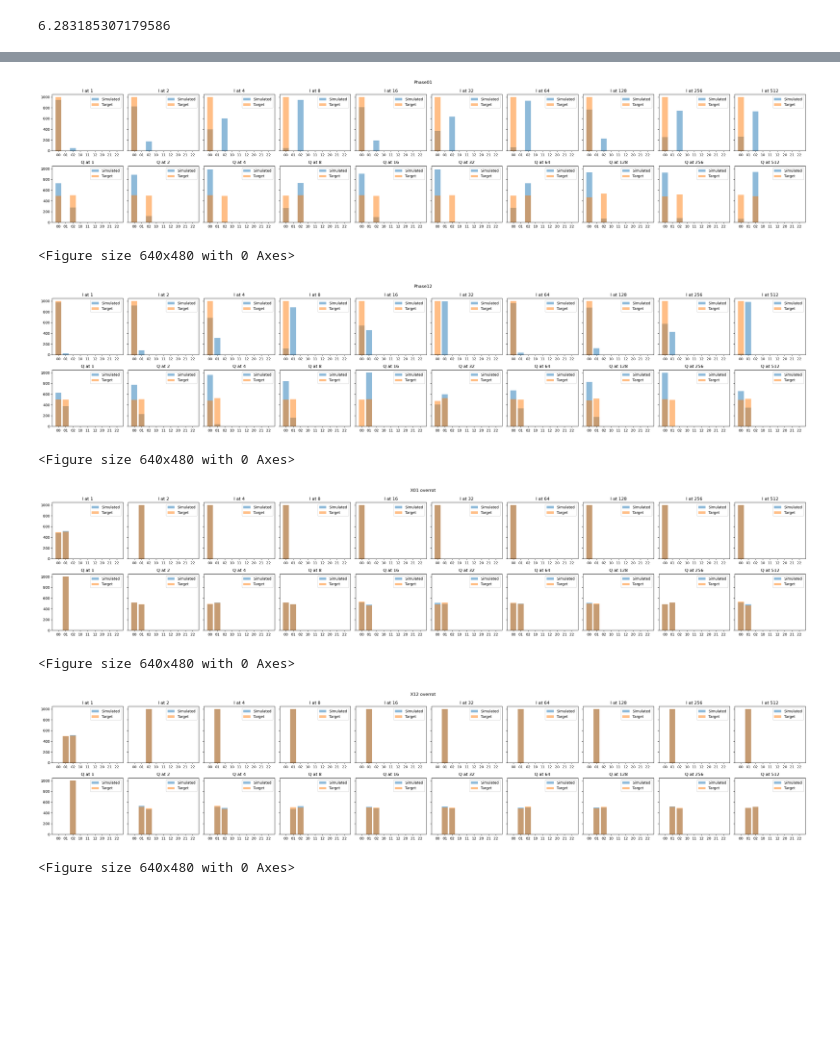
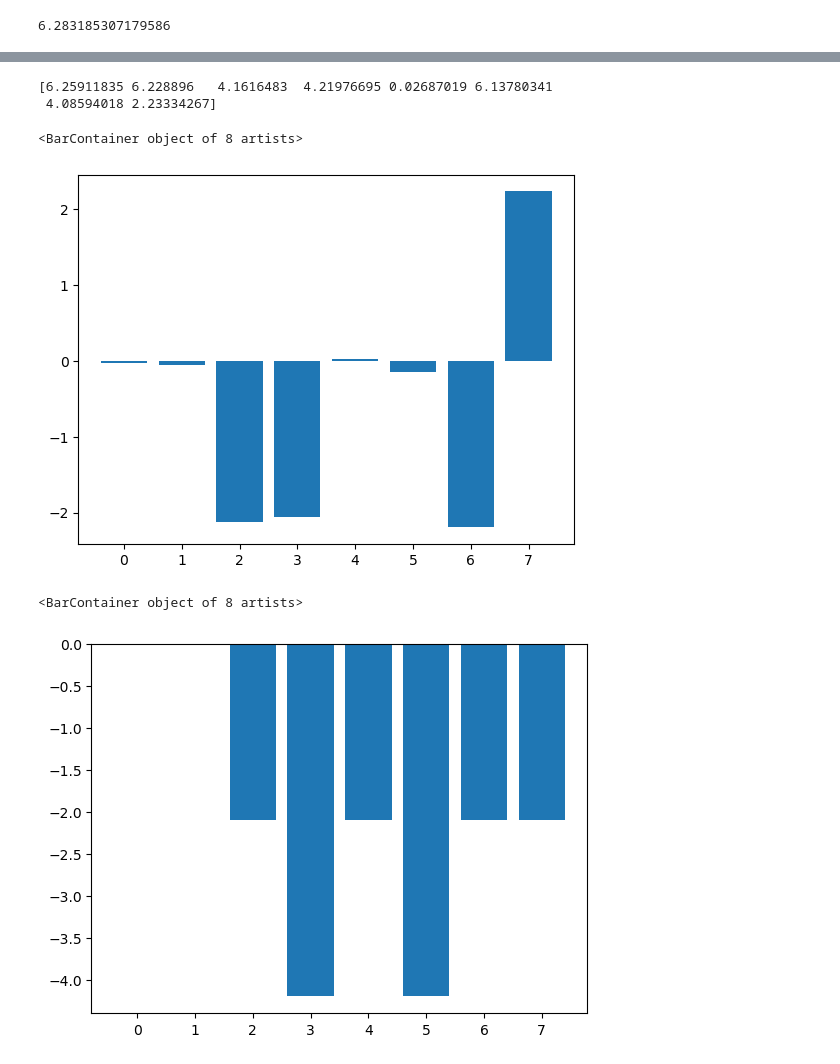
Before and after one commit to jpmarceaux/QutritRPE, a Jupyter notebook: qutrit_rpe.ipynb, the cells around one changed output, grey strips where cells are left out. Drawn from its saved outputs; the diff is of its cells as text; code cells hidden in the pictures; blank space fills up the shorter version.

```diff
--- a/qutrit_rpe.ipynb
+++ b/qutrit_rpe.ipynb
@@ -53,7 +14,5 @@ array([[ 1.-2.4492936e-16j,  0.+0.0000000e+00j,  0.+0.0000000e+00j],
 qids = ['Q0', 'Q1']
 depol_rates = [0.00, 0.0] # 1 and 2 qubit depolarizing rates
-# %%
-xvec = np.array([0.4, .15, 0, .1] +[0.012, .15, 0.3, .1] + [0]*8)
 # %%
 parse_error_vector(xvec, qids)
 # %% [output]
@@ -121,0 +122,6 @@ estimator.param_estimates
+# %%
+depths = [2**i for i in range(6)]
+edesign2 = RPEDesign2QT(depths, qids)
+# %%
+ds2_model = pygsti.data.simulate_data(noise_model, edesign2.circ_list, num_samples=1000)
+ds2_target = pygsti.data.simulate_data(target_model, edesign2.circ_list, num_samples=1000)
@@ -122 +208,3 @@ estimator.param_estimates
+# %%
+estimator2 = RPEEstimator2QT(ds2_model, edesign2, germ_quadrature_labels_2QT)
 # %%
@@ -132,11 +221,23 @@ edesign.make_phase01_cos_circuits([0, 1, 2], 'Q0', qids)
-# %%
-estimator.plot_all_outcomes(ds_target)
-# %% [output]
-[figure, removed]
-<Figure size 640x480 with 0 Axes>
-[figure, removed]
-<Figure size 640x480 with 0 Axes>
-[figure, removed]
-<Figure size 640x480 with 0 Axes>
-[figure, removed]
-<Figure size 640x480 with 0 Axes>
+# %%
+raw = estimator2.raw_estimates
+print(raw)
+plt.bar(range(len(raw)), rectify_angle(raw))
+# %% [output]
+[6.25911835 6.228896   4.1616483  4.21976695 0.02687019 6.13780341
+ 4.08594018 2.23334267]
+<BarContainer object of 8 artists>
+[figure, added]
+# %%
+plt.bar(range(8), np.array([
+            [1, 0, 0, 0, 0, 0, 0, 0],
+            [0, 1, 0, 0, 0, 0, 0, 0],
+            [0, 0, -1, 1, 0, 0, 0, 0],
+            [0, 0, -1, 0, 1, 0, 0, 0],
+            [0, 0, 0, 0, 0, -1, 1, 0],
+            [0, 0, 0, 0, 0, -1, 0, 1],
+            [-1, 0, 0, 1, 0, 0, 0, 0],
+            [-1, 0, 0, 0, 0, 0, 1, 0]
+        ])@target_phis)
+# %% [output]
+<BarContainer object of 8 artists>
+[figure, added]
```
Also changed, not shown: parts of 39 cells of this notebook, 1 other file.
